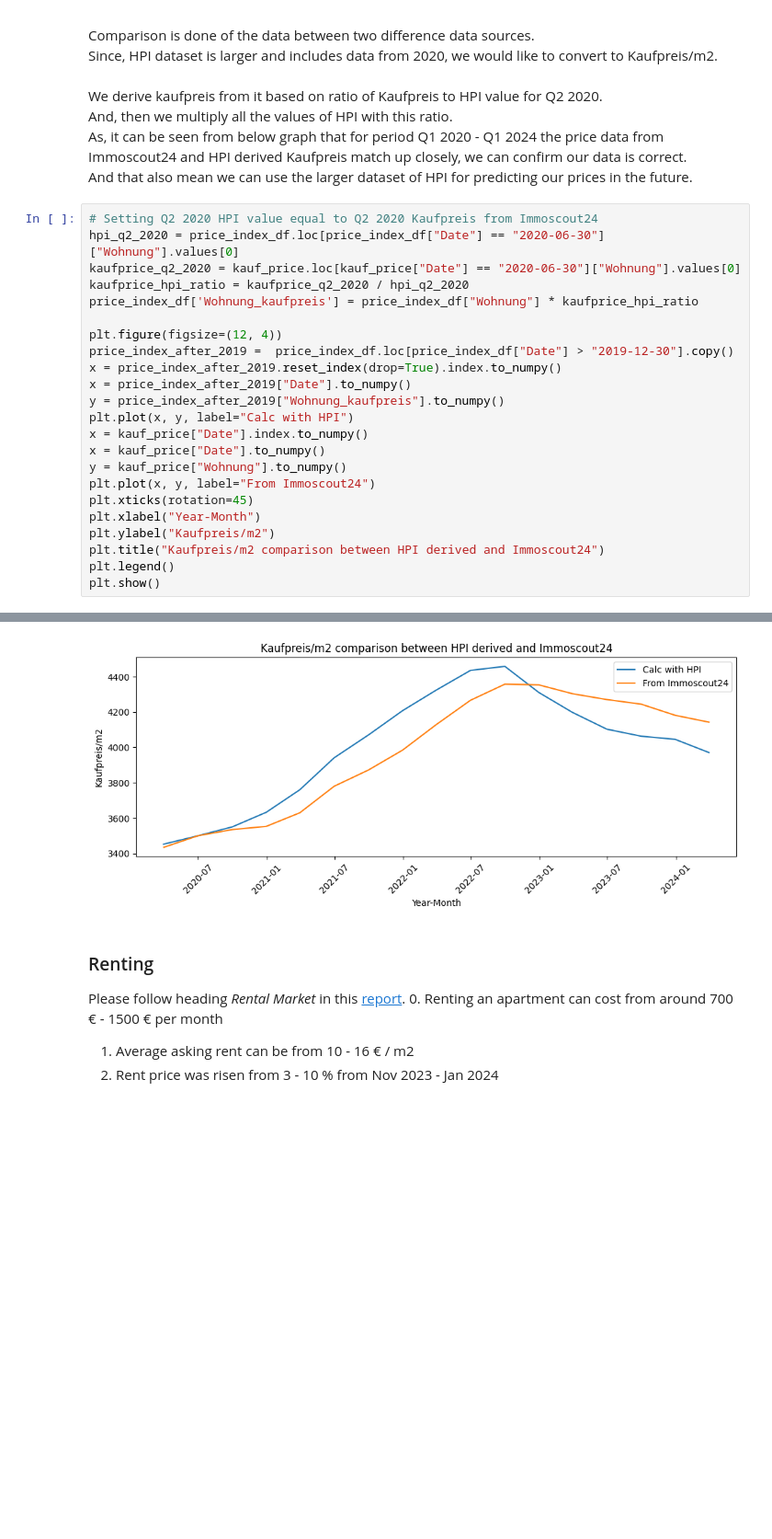
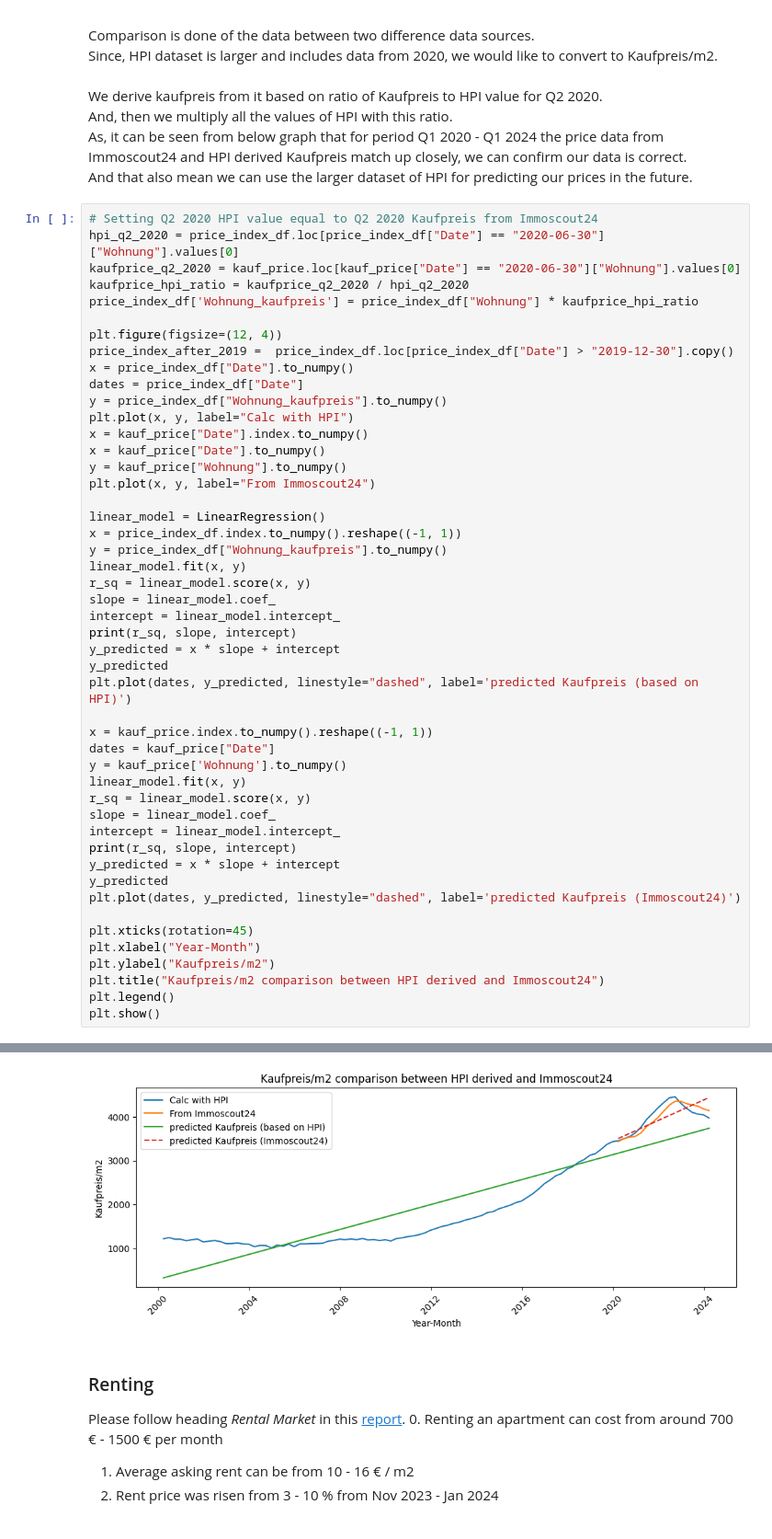
Before and after one commit to barunps3/financial_analysis, a Jupyter notebook: Base_calculation.ipynb, the cells around one changed output, grey strips where cells are left out. Shown at 92% size. Saved outputs shown, nothing was run; the diff lists cells and outputs as text; blank space fills up the shorter version.

Commit message:
made prediciton graphs

```diff
--- a/Base_calculation.ipynb
+++ b/Base_calculation.ipynb
@@ -484,14 +484,39 @@ price_index_df['Wohnung_kaufpreis'] = price_index_df["Wohnung"] * kaufprice_hpi_
 
 plt.figure(figsize=(12, 4))
 price_index_after_2019 =  price_index_df.loc[price_index_df["Date"] > "2019-12-30"].copy()
-x = price_index_after_2019.reset_index(drop=True).index.to_numpy()
-x = price_index_after_2019["Date"].to_numpy()
-y = price_index_after_2019["Wohnung_kaufpreis"].to_numpy()
+x = price_index_df["Date"].to_numpy()
+dates = price_index_df["Date"]
+y = price_index_df["Wohnung_kaufpreis"].to_numpy()
 plt.plot(x, y, label="Calc with HPI")
 x = kauf_price["Date"].index.to_numpy()
 x = kauf_price["Date"].to_numpy()
 y = kauf_price["Wohnung"].to_numpy()
 plt.plot(x, y, label="From Immoscout24")
+
+linear_model = LinearRegression()
+x = price_index_df.index.to_numpy().reshape((-1, 1))
+y = price_index_df["Wohnung_kaufpreis"].to_numpy()
+linear_model.fit(x, y)
+r_sq = linear_model.score(x, y)
+slope = linear_model.coef_
+intercept = linear_model.intercept_
+print(r_sq, slope, intercept)
+y_predicted = x * slope + intercept
+y_predicted
+plt.plot(dates, y_predicted, linestyle="dashed", label='predicted Kaufpreis (based on HPI)')
+
+x = kauf_price.index.to_numpy().reshape((-1, 1))
+dates = kauf_price["Date"]
+y = kauf_price['Wohnung'].to_numpy()
+linear_model.fit(x, y)
+r_sq = linear_model.score(x, y)
+slope = linear_model.coef_
+intercept = linear_model.intercept_
+print(r_sq, slope, intercept)
+y_predicted = x * slope + intercept
+y_predicted
+plt.plot(dates, y_predicted, linestyle="dashed", label='predicted Kaufpreis (Immoscout24)')
+
 plt.xticks(rotation=45)
 plt.xlabel("Year-Month")
 plt.ylabel("Kaufpreis/m2")
@@ -502,4 +529,4 @@ plt.show()
-[figure, old version]
+[figure, new version]
 # %% [markdown]
 ### Renting
 Please follow heading <em>Rental Market</em> in this [report](https://guthmann.estate/en/market-report/berlin/).
```
Also changed, not shown: parts of 1 cell of this notebook.
